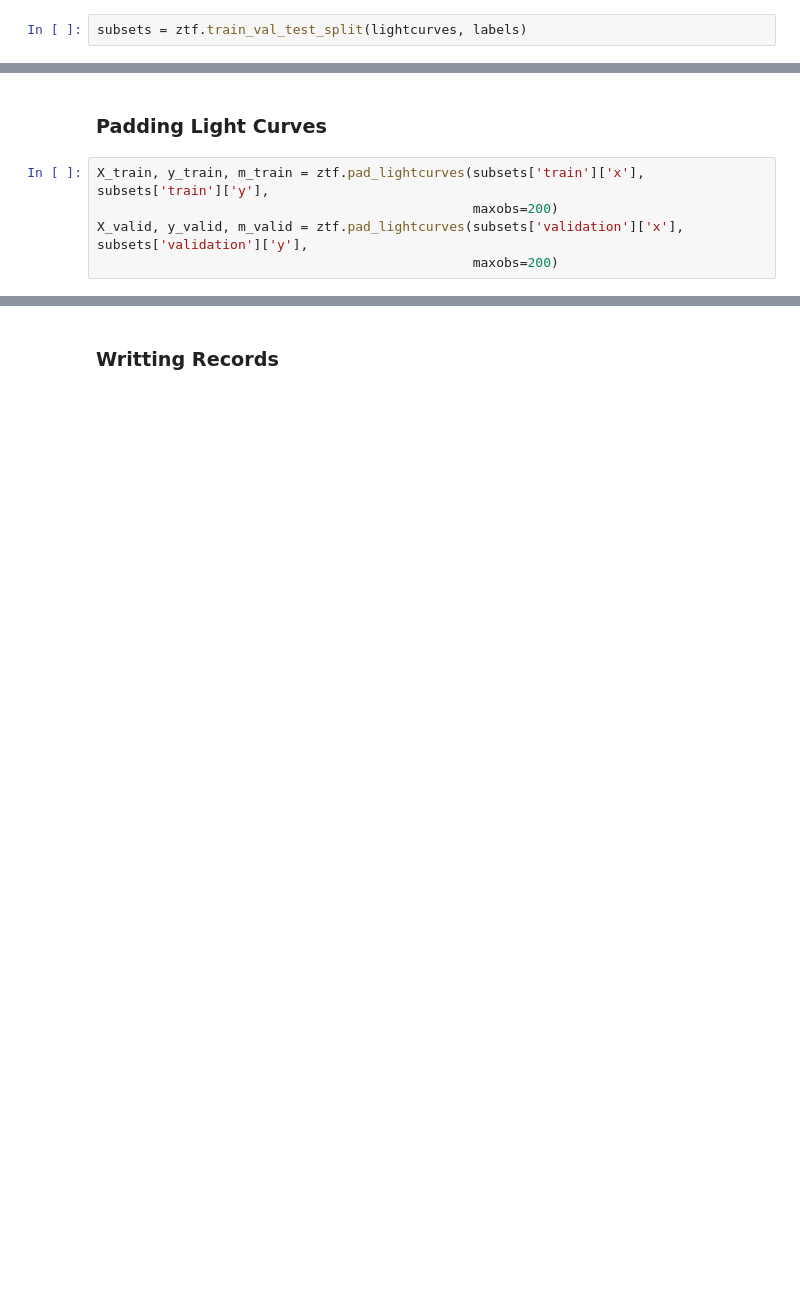
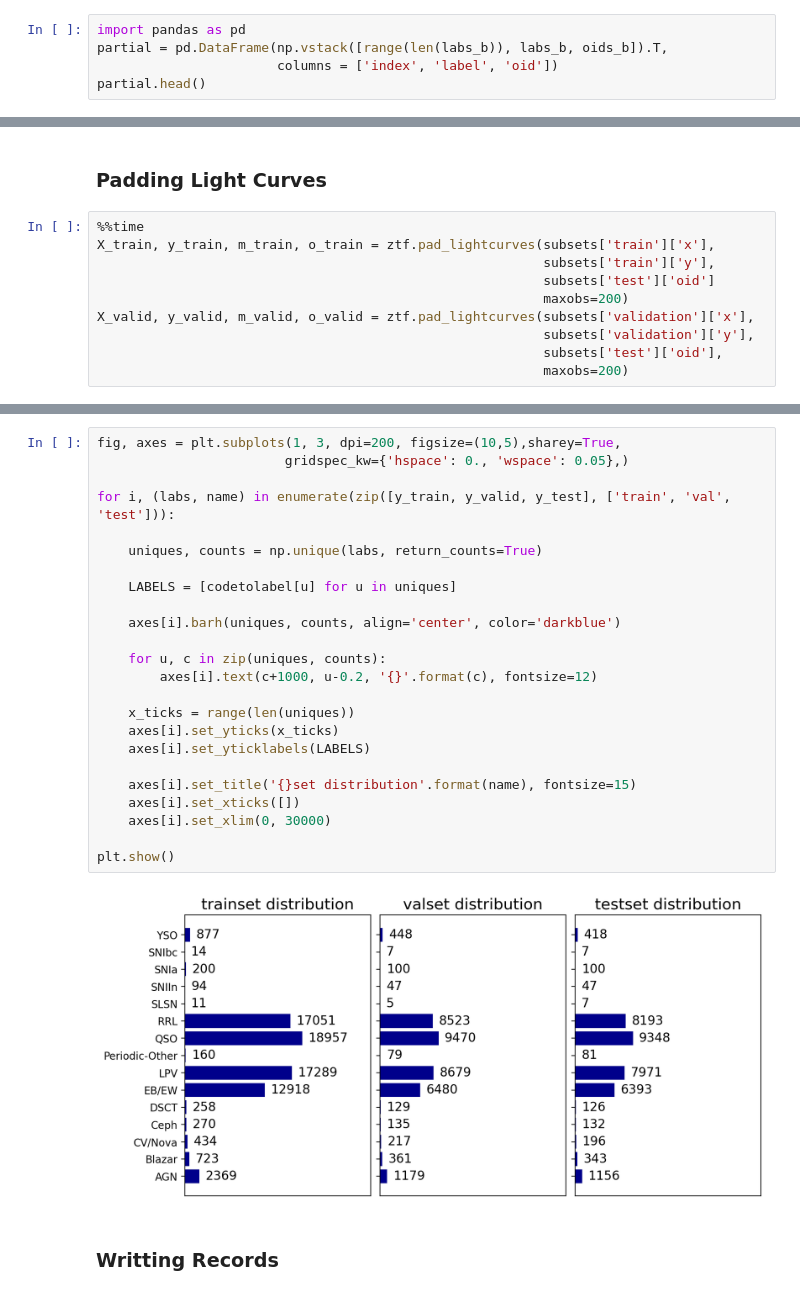
Before and after one commit to cridonoso/2PhaseOrNot2Phase, a Jupyter notebook: Preprocessing.ipynb, the cells around one changed output, grey strips where cells are left out. Drawn from its saved outputs; the diff is of its cells as text; blank space fills up the shorter version.

```diff
--- a/Preprocessing.ipynb
+++ b/Preprocessing.ipynb
@@ -41,4 +105,7 @@ plt.show()
 # %% [markdown]
 ### Train, validation and test split
-# %%
-subsets = ztf.train_val_test_split(lightcurves, labels)
+# %%
+import pandas as pd
+partial = pd.DataFrame(np.vstack([range(len(labs_b)), labs_b, oids_b]).T,
+                       columns = ['index', 'label', 'oid'])
+partial.head()
@@ -54,7 +174,12 @@ TEST:(29524,) - (29524,)
 # %% [markdown]
 ### Padding Light Curves
 # %%
-X_train, y_train, m_train = ztf.pad_lightcurves(subsets['train']['x'], subsets['train']['y'],
-                                                maxobs=200)
-X_valid, y_valid, m_valid = ztf.pad_lightcurves(subsets['validation']['x'], subsets['validation']['y'],
-                                                maxobs=200)
+%%time
+X_train, y_train, m_train, o_train = ztf.pad_lightcurves(subsets['train']['x'],
+                                                         subsets['train']['y'],
+                                                         subsets['test']['oid']
+                                                         maxobs=200)
+X_valid, y_valid, m_valid, o_valid = ztf.pad_lightcurves(subsets['validation']['x'],
+                                                         subsets['validation']['y'],
+                                                         subsets['test']['oid'],
+                                                         maxobs=200)
@@ -73,2 +204,28 @@ TEST:  (29525, 1064, 4) - (29525,)
+# %%
+fig, axes = plt.subplots(1, 3, dpi=200, figsize=(10,5),sharey=True,
+                        gridspec_kw={'hspace': 0., 'wspace': 0.05},)
+
+for i, (labs, name) in enumerate(zip([y_train, y_valid, y_test], ['train', 'val', 'test'])):
+
+    uniques, counts = np.unique(labs, return_counts=True)
+
+    LABELS = [codetolabel[u] for u in uniques]
+
+    axes[i].barh(uniques, counts, align='center', color='darkblue')
+
+    for u, c in zip(uniques, counts):
+        axes[i].text(c+1000, u-0.2, '{}'.format(c), fontsize=12)
+
+    x_ticks = range(len(uniques))
+    axes[i].set_yticks(x_ticks)
+    axes[i].set_yticklabels(LABELS)
+
+    axes[i].set_title('{}set distribution'.format(name), fontsize=15)
+    axes[i].set_xticks([])
+    axes[i].set_xlim(0, 30000)
+
+plt.show()
+# %% [output]
+[figure, added]
 # %% [markdown]
 ### Writting Records
```
Also changed, not shown: parts of 28 cells of this notebook, 2 other files.
